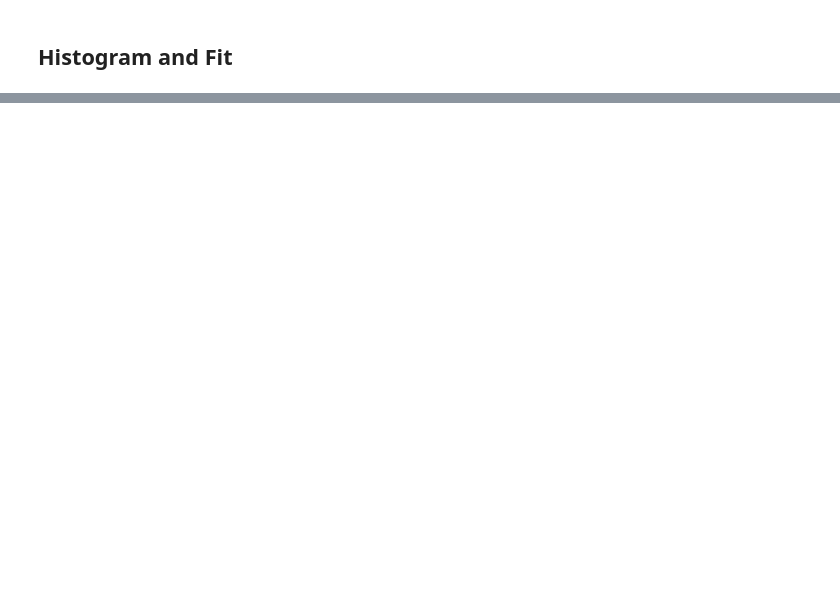
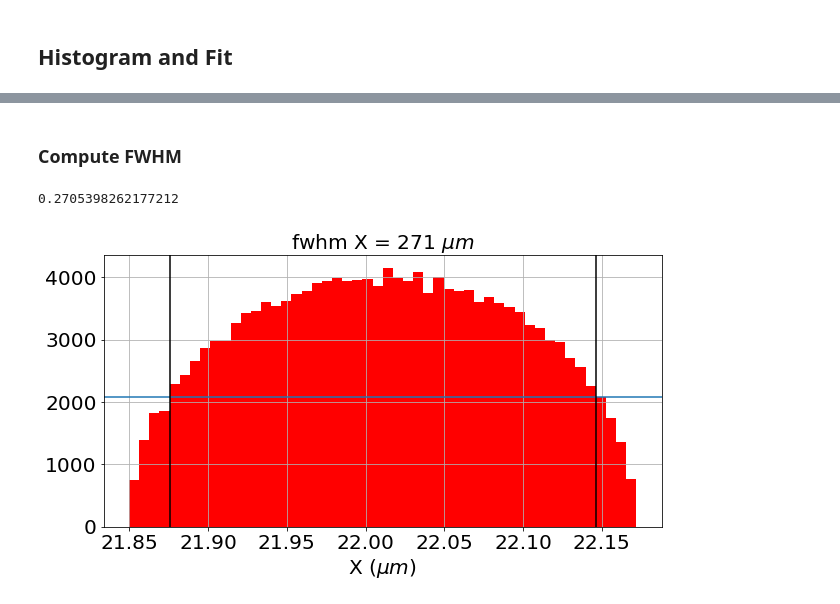
Before and after one commit to sylvielsstfr/OpticSimWthB4, a Jupyter notebook: DrawPSF/notebooks/DrawInterpolatedPSF.ipynb, the cells around one changed output, grey strips where cells are left out. Drawn from its saved outputs; the diff is of its cells as text; code cells hidden in the pictures; blank space fills up the shorter version.

```diff
--- a/DrawPSF/notebooks/DrawInterpolatedPSF.ipynb
+++ b/DrawPSF/notebooks/DrawInterpolatedPSF.ipynb
@@ -641,0 +686,7 @@ Text(0.5, 1.0, 'Marginal PSF$_y$')
+# %% [markdown]
+### Compute FWHM
+# %%
+ComputeFWHM(Xccd,50,thetitle="fwhm X",thexlabel="X ($\mu m$)",flagplot=True)
+# %% [output]
+0.2705398262177212
+[figure, added]
```
Also changed, not shown: parts of 10 cells of this notebook.
